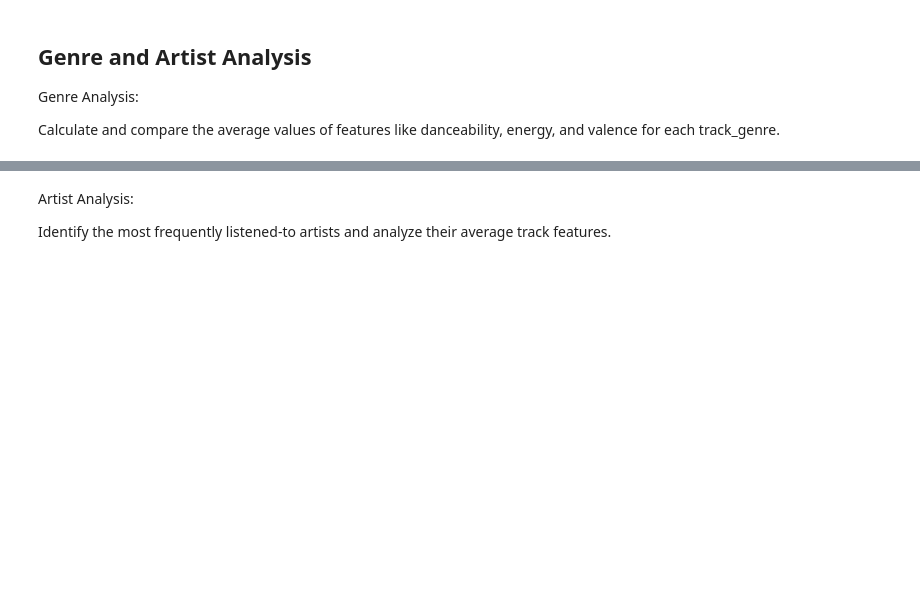
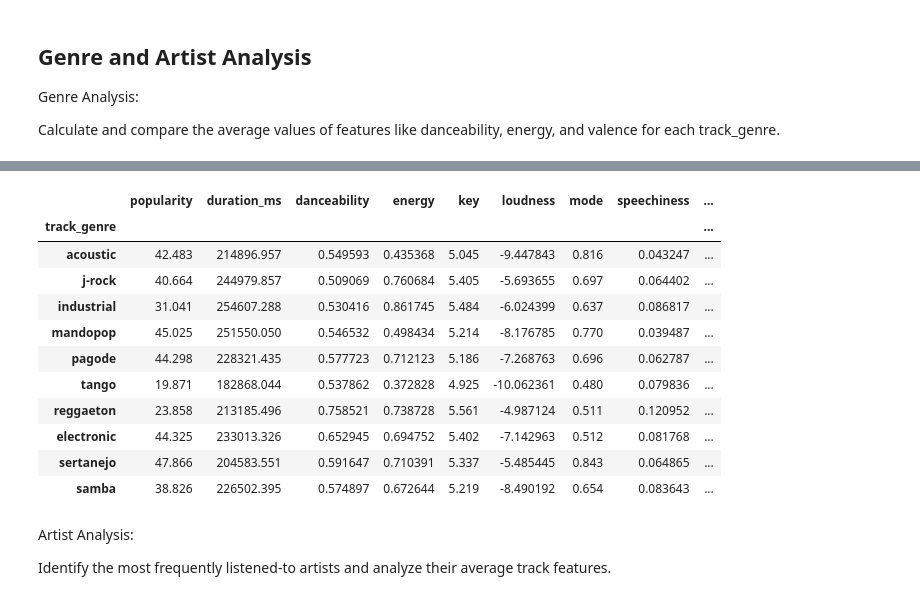
Before and after one commit to CC-Sev/spotify_analysis, a Jupyter notebook: eda.ipynb, the cells around one changed output, grey strips where cells are left out. Saved outputs shown, nothing was run; the diff lists cells and outputs as text; code cells hidden in the pictures; blank space fills up the shorter version.

```diff
--- a/eda.ipynb
+++ b/eda.ipynb
@@ -417,3 +417,9 @@ Text(0.5, 1.0, 'Popularity vs Valence')
 Genre Analysis:
 
 Calculate and compare the average values of features like danceability, energy, and valence for each track_genre.
+# %%
+#genre_means = df.groupby('track_genre').mean()
+#print(genre_means[['danceability', 'energy', 'valence']])
+
+genre_counts = df['track_genre'].value_counts()
+genre_counts
@@ -419,0 +440,4 @@ Calculate and compare the average values of features like danceability, energy,
+# %%
+genre_select_cols = ['track_genre'] + list(numeric_df)
+genre_df = df[genre_select_cols]
+genre_df.head()
@@ -420,3 +451,22 @@ Calculate and compare the average values of features like danceability, energy,
+# %%
+genre_avg_features = genre_df.groupby('track_genre').mean()
+# %%
+genre_analysis = genre_avg_features.join(genre_counts.rename('genre_count'))
+genre_analysis = genre_analysis.sort_values(by='genre_count', ascending=False)
+genre_analysis.head(10)
+# %% [output]
+|  | popularity | duration_ms | danceability | energy | key | loudness | mode | speechiness | ... |
+| track_genre |  |  |  |  |  |  |  |  | ... |
+| acoustic | 42.483 | 214896.957 | 0.549593 | 0.435368 | 5.045 | -9.447843 | 0.816 | 0.043247 | ... |
+| j-rock | 40.664 | 244979.857 | 0.509069 | 0.760684 | 5.405 | -5.693655 | 0.697 | 0.064402 | ... |
+| industrial | 31.041 | 254607.288 | 0.530416 | 0.861745 | 5.484 | -6.024399 | 0.637 | 0.086817 | ... |
+| mandopop | 45.025 | 251550.050 | 0.546532 | 0.498434 | 5.214 | -8.176785 | 0.770 | 0.039487 | ... |
+| pagode | 44.298 | 228321.435 | 0.577723 | 0.712123 | 5.186 | -7.268763 | 0.696 | 0.062787 | ... |
+| tango | 19.871 | 182868.044 | 0.537862 | 0.372828 | 4.925 | -10.062361 | 0.480 | 0.079836 | ... |
+| reggaeton | 23.858 | 213185.496 | 0.758521 | 0.738728 | 5.561 | -4.987124 | 0.511 | 0.120952 | ... |
+| electronic | 44.325 | 233013.326 | 0.652945 | 0.694752 | 5.402 | -7.142963 | 0.512 | 0.081768 | ... |
+| sertanejo | 47.866 | 204583.551 | 0.591647 | 0.710391 | 5.337 | -5.485445 | 0.843 | 0.064865 | ... |
+| samba | 38.826 | 226502.395 | 0.574897 | 0.672644 | 5.219 | -8.490192 | 0.654 | 0.083643 | ... |
 # %% [markdown]
 Artist Analysis:
 
```
Also changed, not shown: parts of 15 cells of this notebook.
